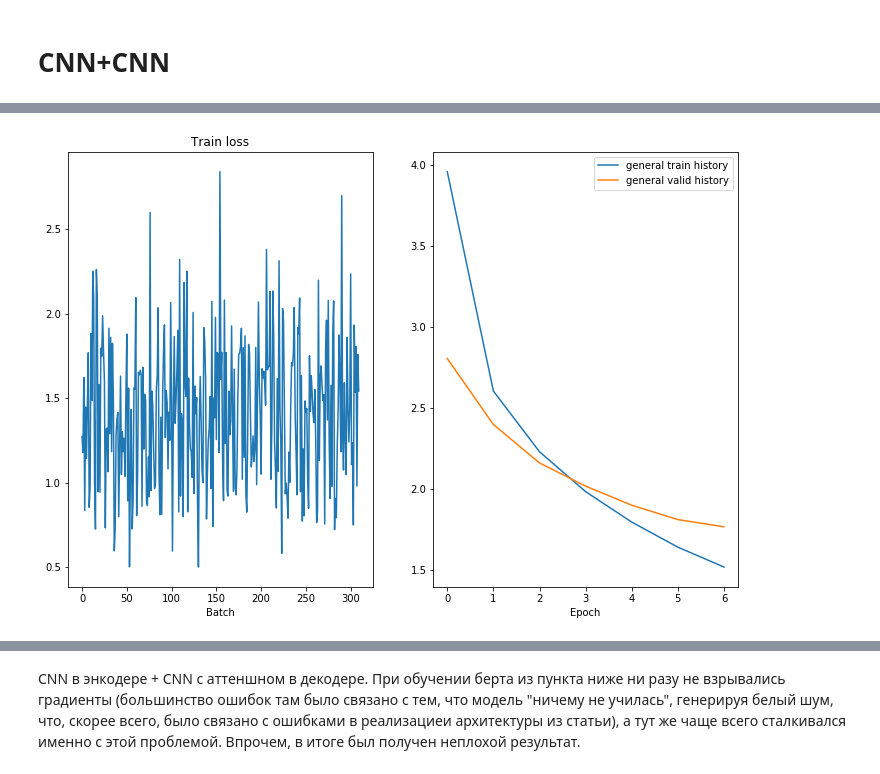
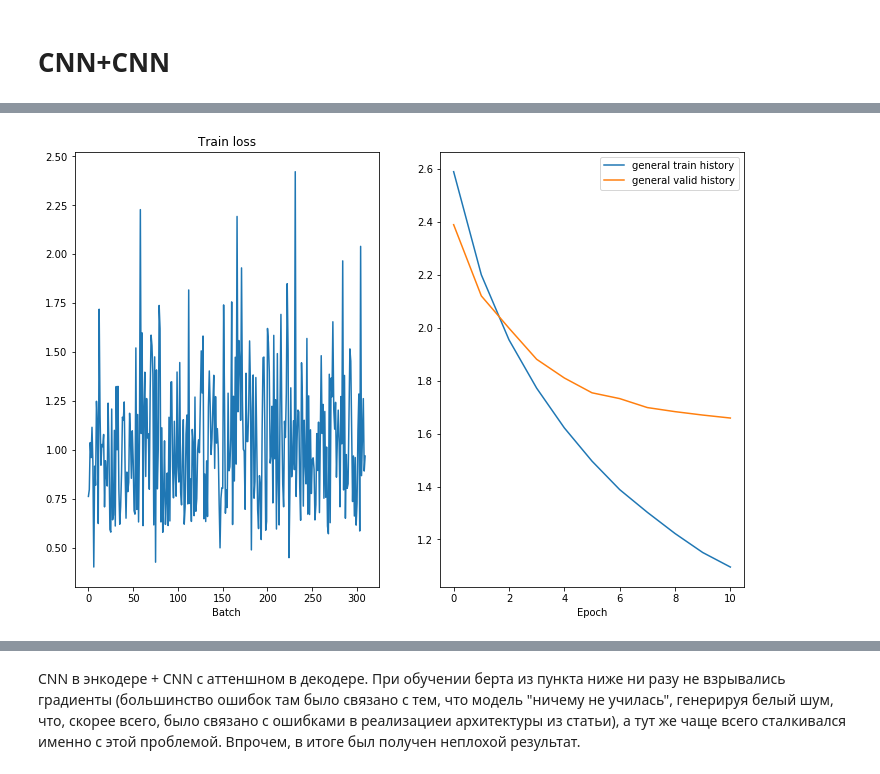
Before and after one commit to 3kybika/NLP_made, a Jupyter notebook: lab02_neural_machine_translation/lab02_Neural_Machine_Translation.ipynb, the cells around one changed output, grey strips where cells are left out. Drawn from its saved outputs; the diff is of its cells as text; code cells hidden in the pictures.

```diff
--- a/lab02_neural_machine_translation/lab02_Neural_Machine_Translation.ipynb
+++ b/lab02_neural_machine_translation/lab02_Neural_Machine_Translation.ipynb
@@ -781,7 +761,7 @@ def evaluate_cnn(model, iterator, criterion):
     return epoch_loss / len(iterator)
 # %%
 # from IPython.display import clear_output
-N_EPOCHS = 8
+N_EPOCHS = 12
 CLIP = 1
 
 best_valid_loss = float('inf')
@@ -793,31 +773,31 @@ for epoch in range(N_EPOCHS):
     start_time = time.time()
 
     train_loss = train_cnn(model, train_iterator, optimizer, criterion, CLIP, train_history, valid_history)
     valid_loss = evaluate_cnn(model, valid_iterator, criterion)
 
     end_time = time.time()
 
     epoch_mins, epoch_secs = epoch_time(start_time, end_time)
 
     if valid_loss < best_valid_loss:
         best_valid_loss = valid_loss
         torch.save(model.state_dict(), 'models/cnn-model-n2.pt')
 
     train_history.append(train_loss)
     valid_history.append(valid_loss)
 
     try:
         train_ppl = math.exp(train_loss)
     except OverflowError:
         train_ppl= float("inf")
 
     try:
         val_ppl = math.exp(valid_loss)
     except OverflowError:
         val_ppl = float("inf")
 
     print(f'Epoch: {epoch+1:02} | Time: {epoch_mins}m {epoch_secs}s')
     print(f'\tTrain Loss: {train_loss:.3f} | Train PPL: {train_ppl:7.3f}')
     print(f'\t Val. Loss: {valid_loss:.3f} |  Val. PPL: {val_ppl:7.3f}')
 # %% [output]
-[figure, old version]
+[figure, new version]
```
Also changed, not shown: parts of 21 cells of this notebook, 2 other files.
